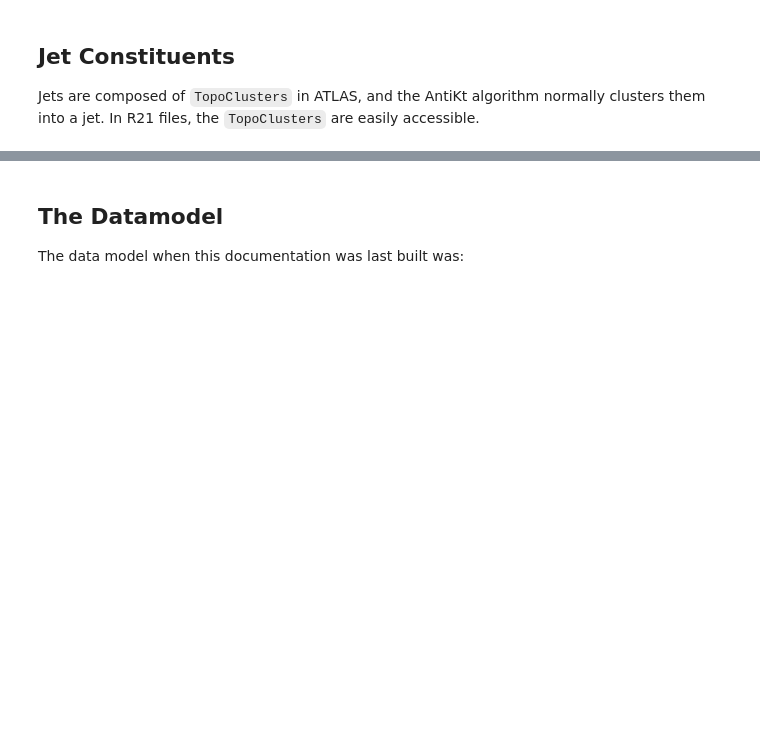
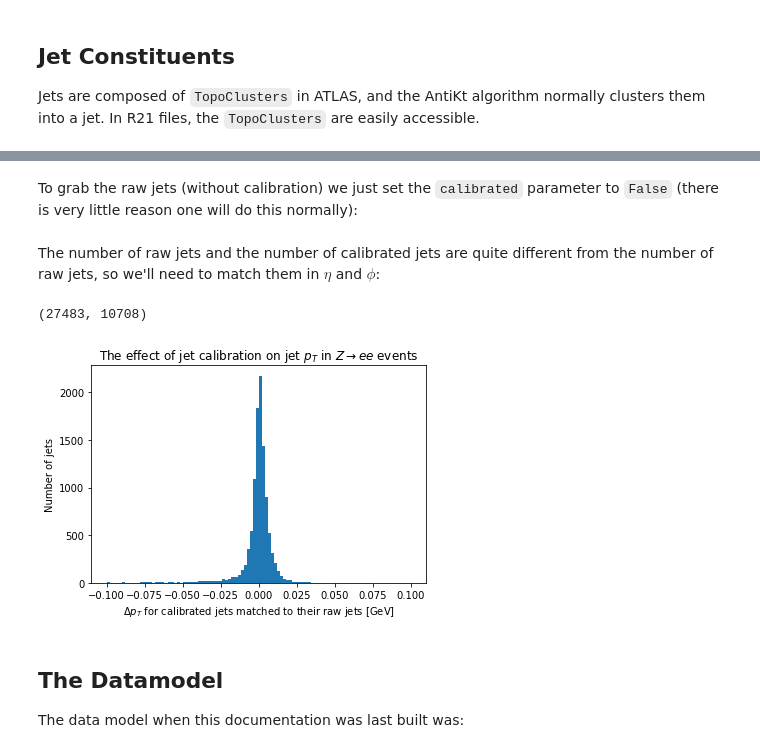
Before and after one commit to gordonwatts/xaod_usage, a Jupyter notebook: book/chapters/jets.ipynb, the cells around one changed output, grey strips where cells are left out. Drawn from its saved outputs; the diff is of its cells as text; code cells hidden in the pictures; blank space fills up the shorter version.

Commit message:
Show off the delta calibration plot

```diff
--- a/book/chapters/jets.ipynb
+++ b/book/chapters/jets.ipynb
@@ -75,10 +59,55 @@ First, uncorrected jets:
+# %%
+jets = (ds
+        .SelectMany(lambda e: e.Jets("AntiKt4EMTopoJets"))
+        .Where(lambda j: (j.pt() / 1000) > 30)
+        .Select(lambda j: {
+            'pt': j.pt() / 1000.0,
+            'eta': j.eta(),
+            'phi': j.phi(),
+        })
+        .AsAwkwardArray()
+        .value())
+# %% [markdown]
+To grab the raw jets (without calibration) we just set the `calibrated` parameter to `False` (there is very little reason one will do this normally):
 # %%
-jets_raw = (ds
+raw_jets = (ds
            .SelectMany(lambda e: e.Jets("AntiKt4EMTopoJets", calibrated=False))
            .Where(lambda j: (j.pt() / 1000) > 30)
-           .Select(lambda j: j.pt() / 1000.0)
-           .AsAwkwardArray('JetPt')
+           .Select(lambda j: {
+               'pt': j.pt() / 1000.0,
+               'eta': j.eta(),
+               'phi': j.phi(),
+           })
+           .AsAwkwardArray()
            .value())
+# %% [markdown]
+The number of raw jets and the number of calibrated jets are quite different from the number of raw jets, so we'll need to match them in $\eta$ and $\phi$:
+# %%
+len(raw_jets), len(jets)
+# %% [output]
+(27483, 10708)
+# %%
+def match(jets, jets_to_match):
+    'Find the closest eta/phi jet in jets_to_match for each jet in jets'
+
+    by_jets = ak.cartesian([jets, jets_to_match], axis=0, nested=True)
+    d_eta = np.abs(by_jets[:, :]["0"].eta - by_jets[0, :]["1"].eta)
+    # TODO: Account for wrap around
+    d_phi = np.abs(by_jets[:, :]["0"].phi - by_jets[0, :]["1"].phi)
+    delta = d_eta + d_phi
+
+    # TODO: Window out any match over 0.2*0.2 in eta/phi
+    best_match = ak.argmin(delta, axis=1)
+    return jets_to_match[best_match]
+
+raw_jets_matched = match(jets, raw_jets)
+# %%
+plt.hist((jets.pt-raw_jets_matched.pt)/1000.0, bins=100, range=(-0.1, 0.1))
+plt.xlabel('$\Delta p_T$ for calibrated jets matched to their raw jets [GeV]')
+plt.ylabel('Number of jets')
+_ = plt.title('The effect of jet calibration on jet $p_T$ in $Z\\rightarrow ee$ events')
+# %% [output]
+[figure, added]
 # %% [markdown]
 ## The Datamodel
 
```
Also changed, not shown: parts of 8 cells of this notebook.
